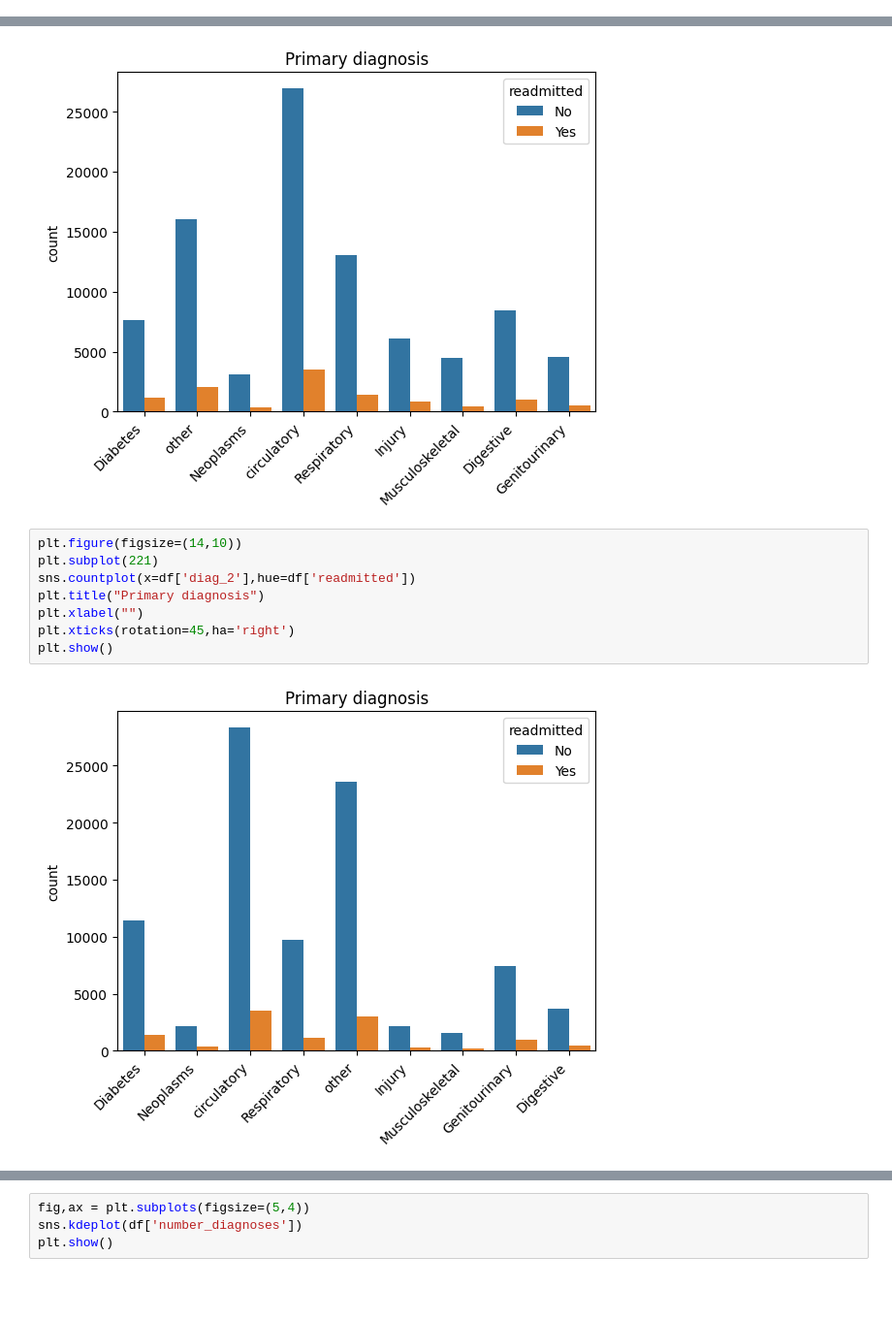
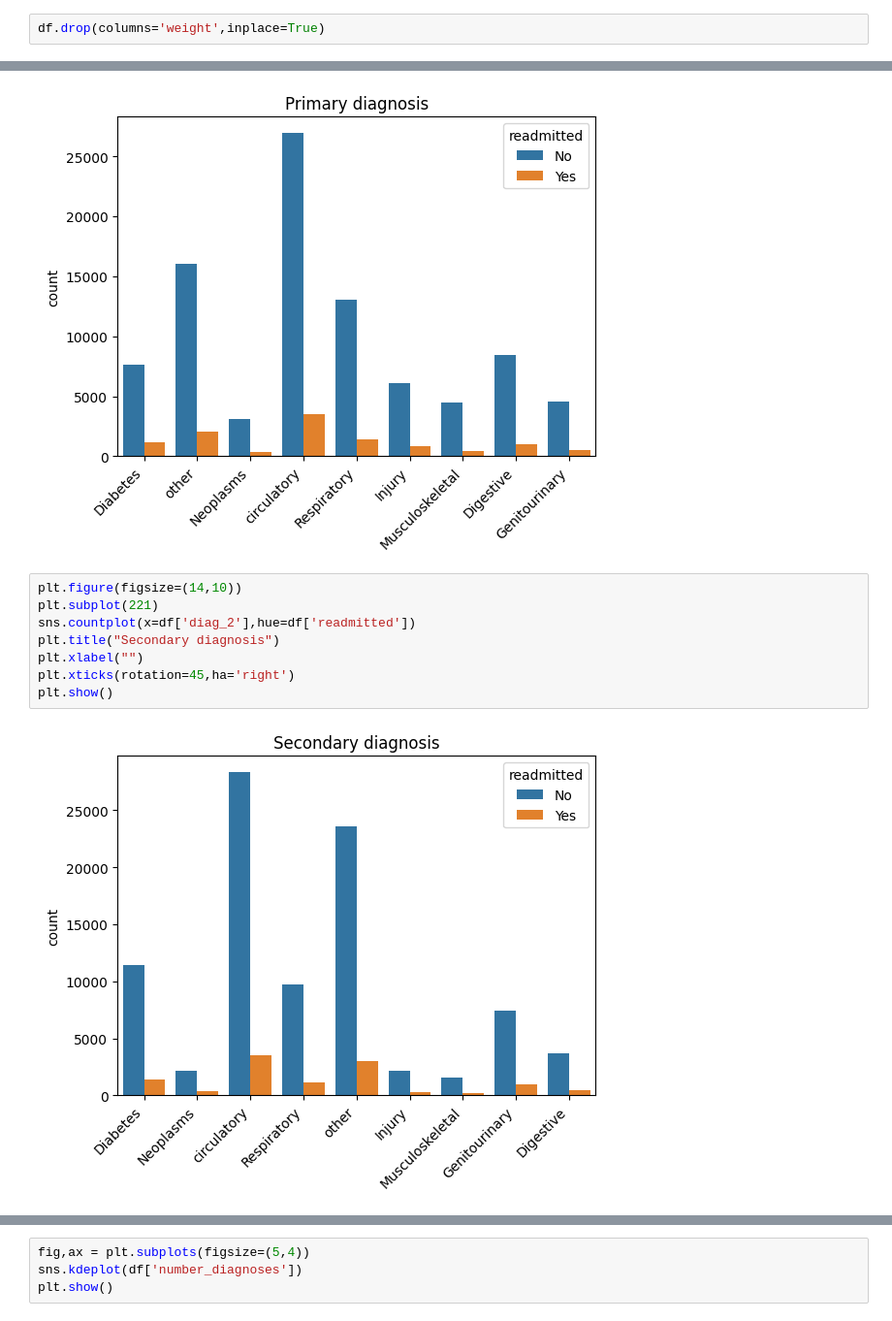
Before and after one commit to esraa-el-tohamii/Health-Care-Project, a Jupyter notebook: EDA.ipynb, the cells around one changed output, grey strips where cells are left out. Shown at 97% size. Cells and saved outputs as stored; diff of their text form; blank space fills up the shorter version.

```diff
--- a/EDA.ipynb
+++ b/EDA.ipynb
@@ -192,6 +196,8 @@ plt.show()
 # %% [markdown]
 Some columns contain high percentages of missing values and may need to be dropped or imputed.
 If a key analytical column (like weight or payer_code) has many missing values, it is often excluded from
+# %%
+df.drop(columns='weight',inplace=True)
 # %%
 def Description(data):
     """return dataframe of describing all Attributes
@@ -598,13 +626,13 @@ plt.show()
 # %%
 plt.figure(figsize=(14,10))
 plt.subplot(221)
 sns.countplot(x=df['diag_2'],hue=df['readmitted'])
-plt.title("Primary diagnosis")
+plt.title("Secondary diagnosis")
 plt.xlabel("")
 plt.xticks(rotation=45,ha='right')
 plt.show()
 # %% [output]
-[figure, old version]
+[figure, new version]
 # %%
 plt.figure(figsize=(14,10))
 plt.subplot(221)
```
Also changed, not shown: parts of 43 cells of this notebook, 1 other file.
